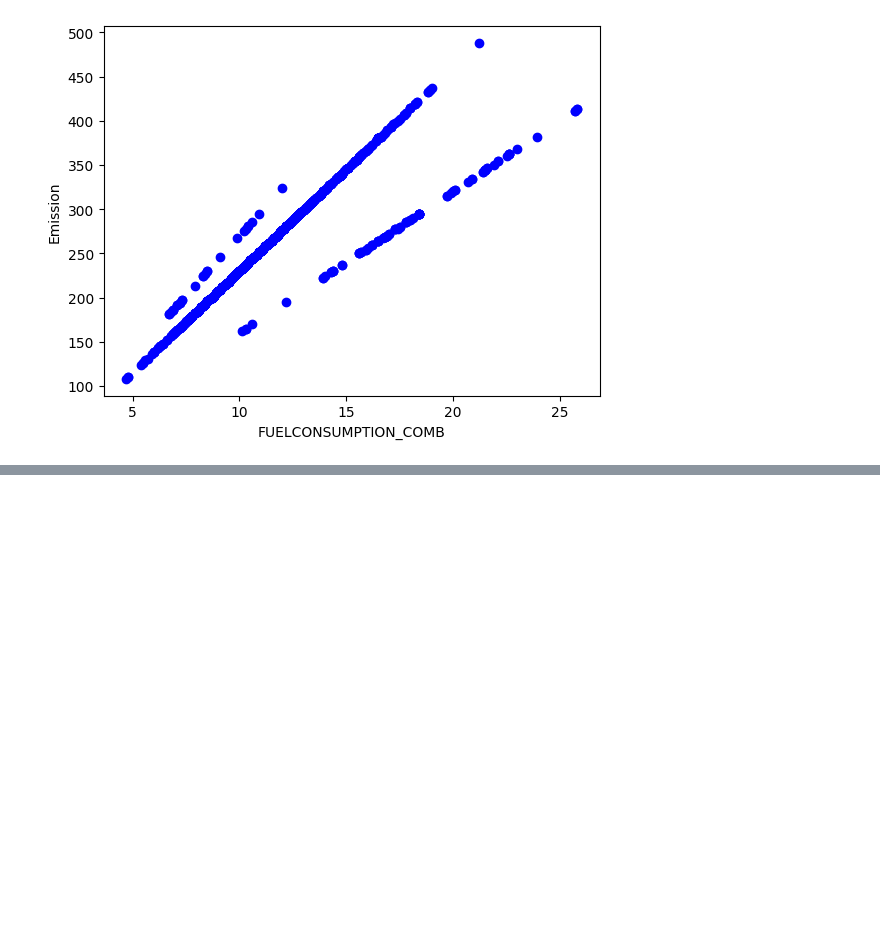
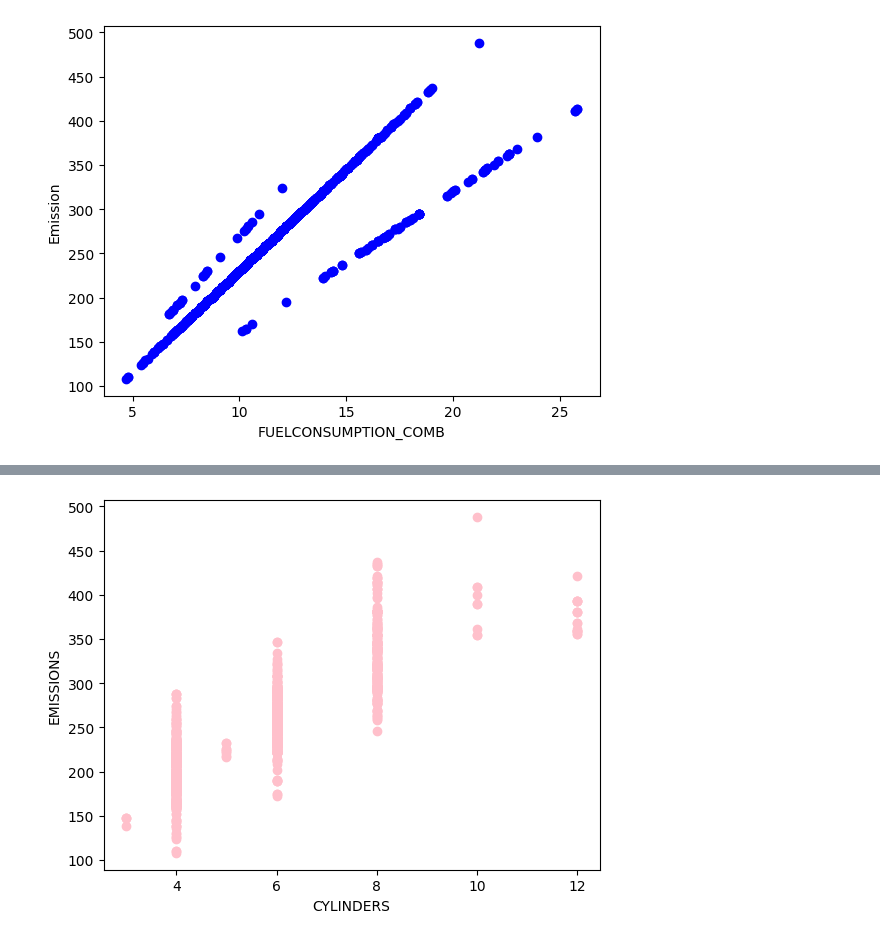
Before and after one commit to AliShamriz/Practices, a Jupyter notebook: Linear Regression 2.ipynb, the cells around one changed output, grey strips where cells are left out. Drawn from its saved outputs; the diff is of its cells as text; code cells hidden in the pictures; blank space fills up the shorter version.

```diff
--- a/Linear Regression 2.ipynb
+++ b/Linear Regression 2.ipynb
@@ -79,0 +87,7 @@ plt.show()
+# %%
+plt.scatter(cdf.CYLINDERS,cdf.CO2EMISSIONS , color = 'pink')
+plt.xlabel('CYLINDERS')
+plt.ylabel('EMISSIONS')
+plt.show()
+# %% [output]
+[figure, added]
```
Also changed, not shown: parts of 5 cells of this notebook.
